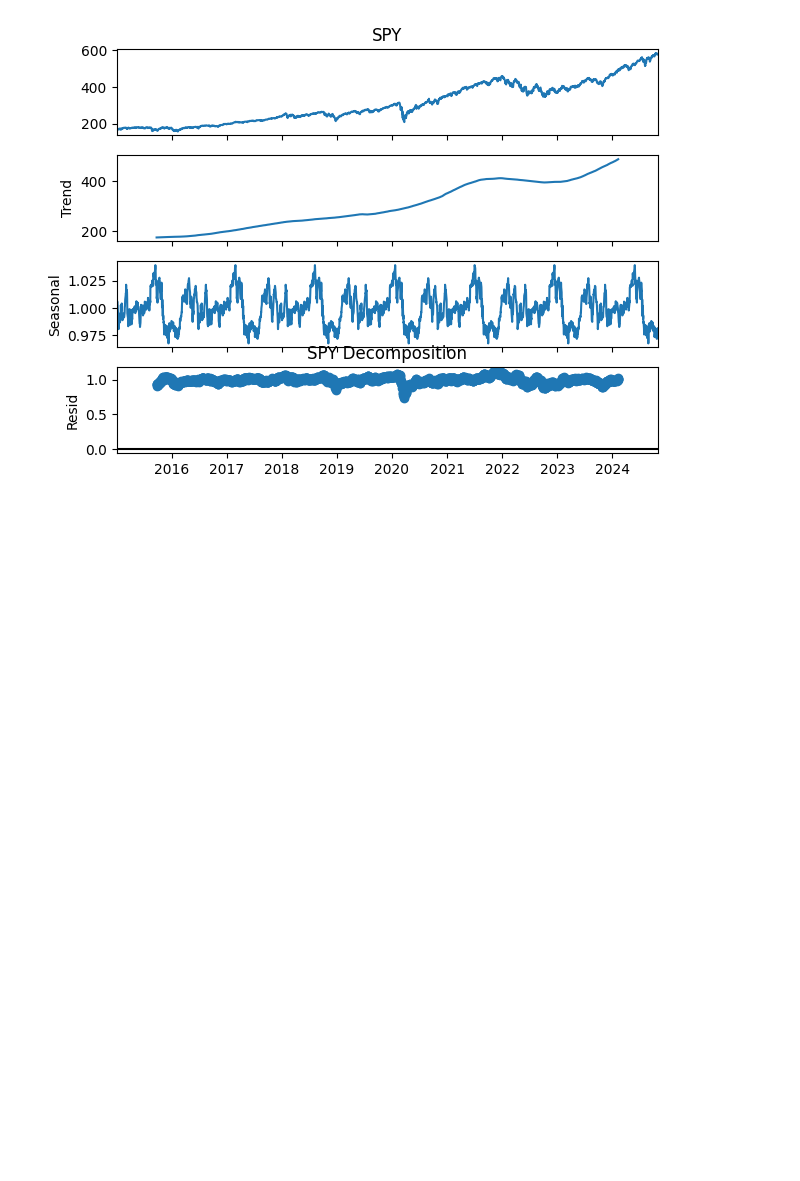
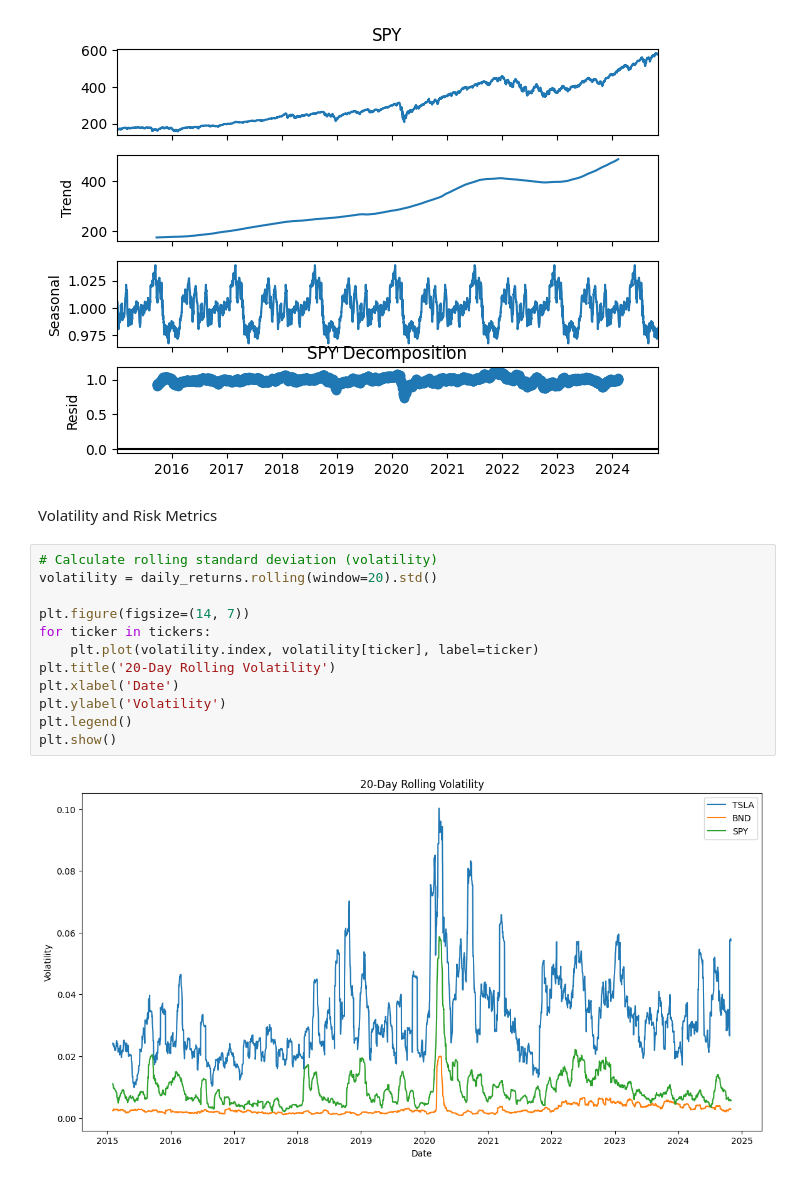
Before and after one commit to fro-su/GMF_Investments, a Jupyter notebook: notebooks/Preprocess_and_Explore_the_Data.ipynb, the cells around one changed output. Drawn from its saved outputs; the diff is of its cells as text; blank space fills up the shorter version.

Commit message:
Volatility and Risk Metrics

```diff
--- a/notebooks/Preprocess_and_Explore_the_Data.ipynb
+++ b/notebooks/Preprocess_and_Explore_the_Data.ipynb
@@ -155,3 +155,19 @@ for ticker in tickers:
 [figure]
 [figure]
 [figure]
+# %% [markdown]
+Volatility and Risk Metrics
+# %%
+# Calculate rolling standard deviation (volatility)
+volatility = daily_returns.rolling(window=20).std()
+
+plt.figure(figsize=(14, 7))
+for ticker in tickers:
+    plt.plot(volatility.index, volatility[ticker], label=ticker)
+plt.title('20-Day Rolling Volatility')
+plt.xlabel('Date')
+plt.ylabel('Volatility')
+plt.legend()
+plt.show()
+# %% [output]
+[figure, added]
```
Also changed, not shown: parts of 1 cell of this notebook.
